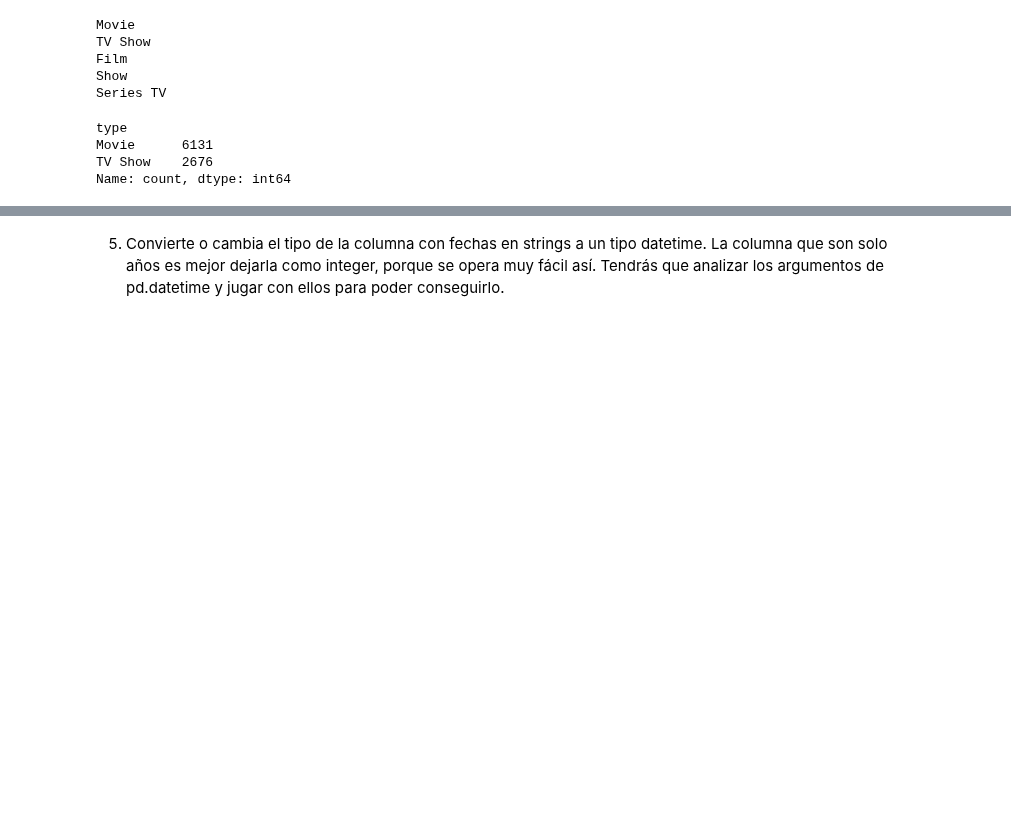
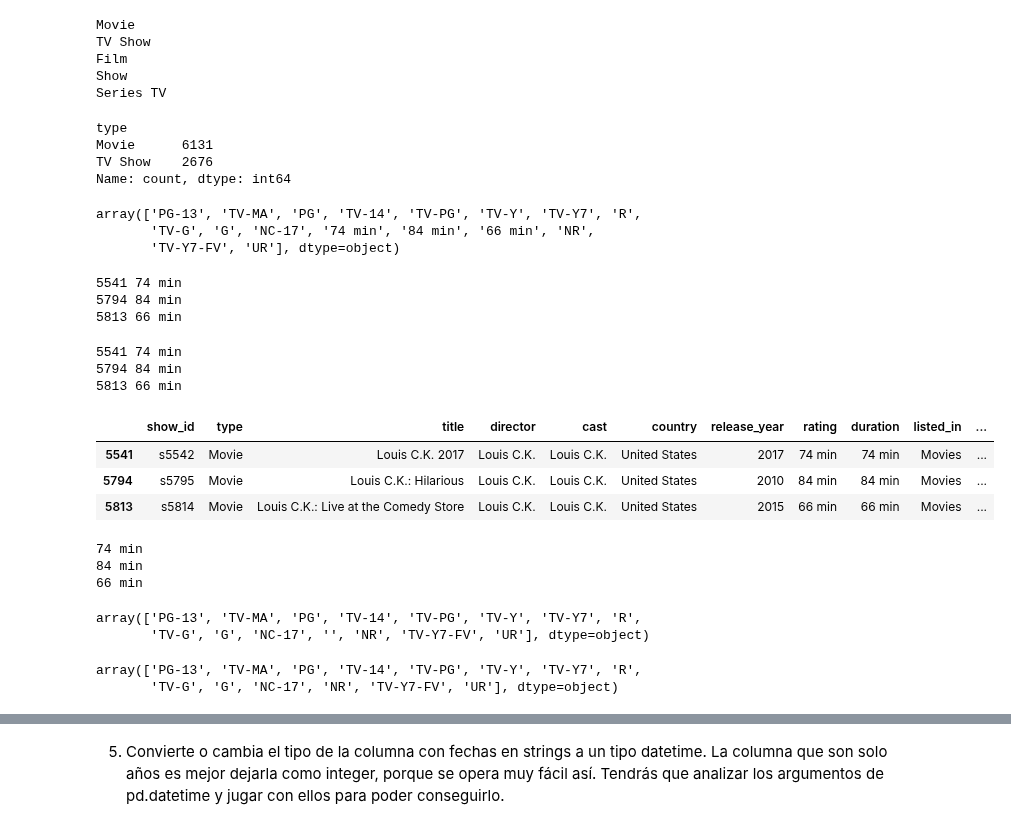
Before and after one commit to CarlosNoya/ONLINE_DS_THEBRIDGE_TRABAJOS, a Jupyter notebook: SPRINT_05/Unidad_01/Practica_Obligatoria/18_Practica_Obligatoria_ETL.ipynb, the cells around one changed output, grey strips where cells are left out. Cells and saved outputs as stored; diff of their text form; code cells hidden in the pictures; blank space fills up the shorter version.

```diff
--- a/SPRINT_05/Unidad_01/Practica_Obligatoria/18_Practica_Obligatoria_ETL.ipynb
+++ b/SPRINT_05/Unidad_01/Practica_Obligatoria/18_Practica_Obligatoria_ETL.ipynb
@@ -515,3 +517,76 @@ type
 Movie      6131
 TV Show    2676
 Name: count, dtype: int64
+# %%
+# RATING
+
+df_peliculas["rating"].unique()
+# %% [output]
+array(['PG-13', 'TV-MA', 'PG', 'TV-14', 'TV-PG', 'TV-Y', 'TV-Y7', 'R',
+       'TV-G', 'G', 'NC-17', '74 min', '84 min', '66 min', 'NR',
+       'TV-Y7-FV', 'UR'], dtype=object)
+# %%
+# aparecen tres valores que deberían ir en otra columna
+
+for indice, valor in df_peliculas["rating"].items(): #Esto lo voy a usar despues
+
+    # isinstance para verificar si un objeto pertenece a una clase o a una tupla de clases
+
+    if isinstance(valor, str) and "min" in valor:
+
+        print(indice, valor)
+# %% [output]
+5541 74 min
+5794 84 min
+5813 66 min
+# %%
+# prueba con enumerate
+for i, valor in enumerate(df_peliculas["rating"]):
+    if "min" in valor:
+        print(i, valor)
+# %% [output]
+5541 74 min
+5794 84 min
+5813 66 min
+# %%
+# Filtra las filas donde la columna contiene el texto "min" / case=False: Ignora mayúsculas y minúsculas / na=False: Evita errores si hay valores nulos en la columna
+
+
+df_peliculas[df_peliculas["rating"].str.contains("min", case=False, na=False)]
+# %% [output]
+|  | show_id | type | title | director | cast | country | release_year | rating | duration | listed_in | ... |
+| 5541 | s5542 | Movie | Louis C.K. 2017 | Louis C.K. | Louis C.K. | United States | 2017 | 74 min | 74 min | Movies | ... |
+| 5794 | s5795 | Movie | Louis C.K.: Hilarious | Louis C.K. | Louis C.K. | United States | 2010 | 84 min | 84 min | Movies | ... |
+| 5813 | s5814 | Movie | Louis C.K.: Live at the Comedy Store | Louis C.K. | Louis C.K. | United States | 2015 | 66 min | 66 min | Movies | ... |
+# %%
+# 4.2 Quita valores extraños o que no correspondan. Conviertelos a "", y luego busca un valor para sustituirlos
+
+ratings_arreglo= {}
+
+for indice, valor in df_peliculas["rating"].items():
+
+    if isinstance(valor, str) and "min" in valor:
+        print(valor)
+        ratings_arreglo[indice]=""
+
+    else:
+        ratings_arreglo[indice]=valor
+# %% [output]
+74 min
+84 min
+66 min
+# %%
+# asigno
+df_peliculas["rating"] = ratings_arreglo
+
+df_peliculas["rating"].unique()
+# %% [output]
+array(['PG-13', 'TV-MA', 'PG', 'TV-14', 'TV-PG', 'TV-Y', 'TV-Y7', 'R',
+       'TV-G', 'G', 'NC-17', '', 'NR', 'TV-Y7-FV', 'UR'], dtype=object)
+# %%
+df_peliculas.loc[df_peliculas["rating"]=="", ["rating"]]= df_peliculas["rating"].mode().iloc[0]
+
+df_peliculas["rating"].unique()
+# %% [output]
+array(['PG-13', 'TV-MA', 'PG', 'TV-14', 'TV-PG', 'TV-Y', 'TV-Y7', 'R',
+       'TV-G', 'G', 'NC-17', 'NR', 'TV-Y7-FV', 'UR'], dtype=object)
```
Also changed, not shown: parts of 21 cells of this notebook.
